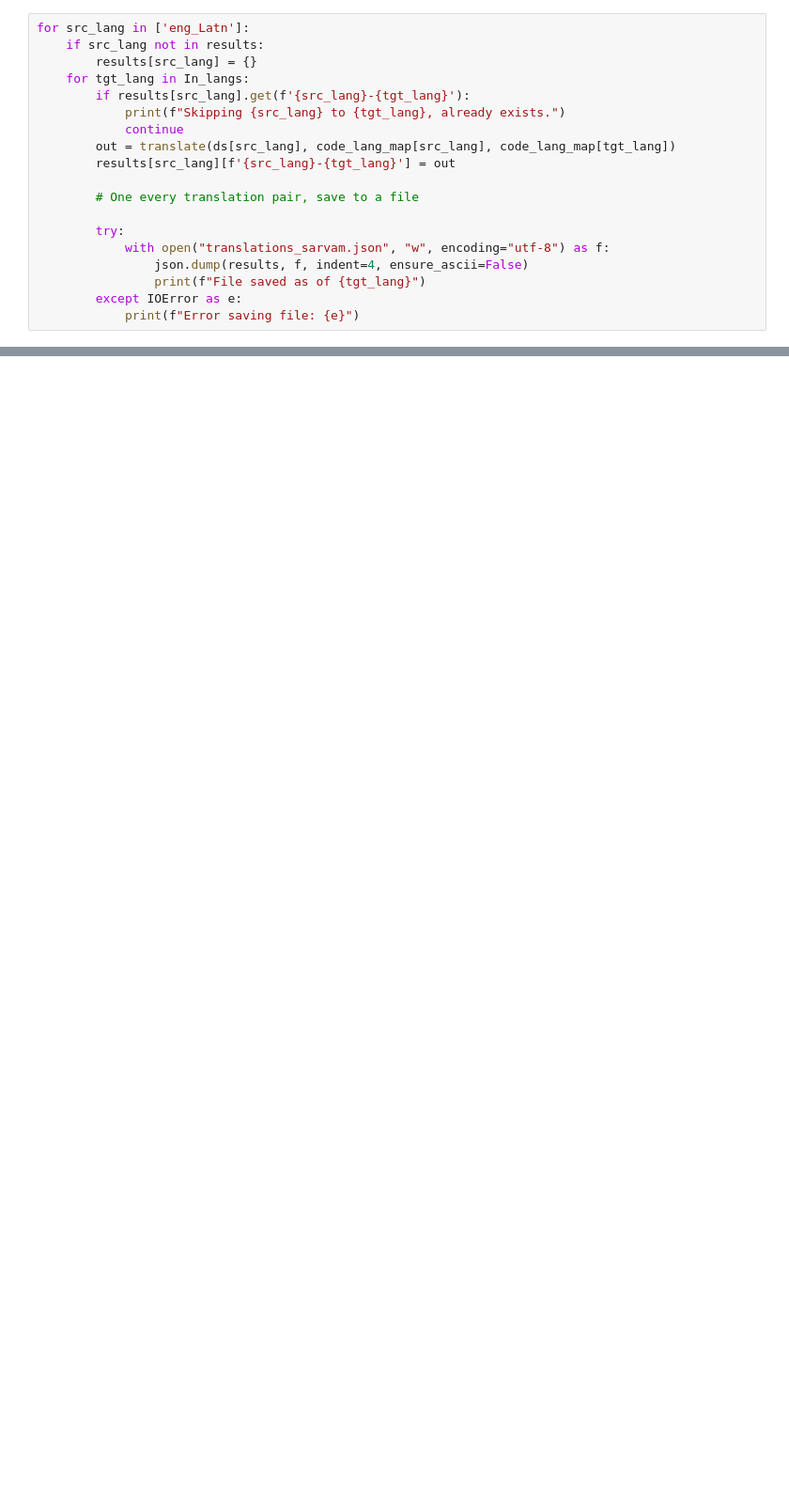
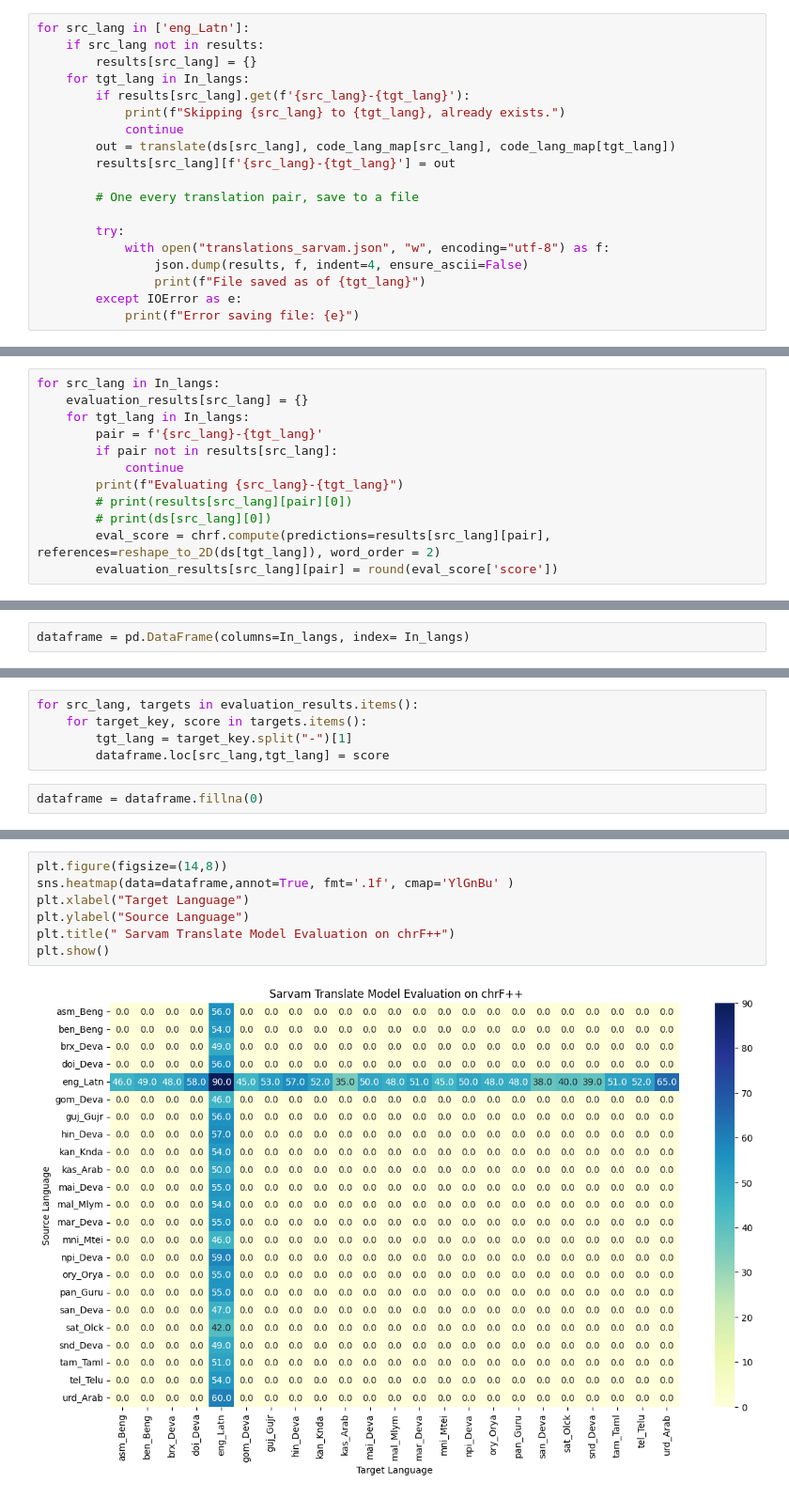
Before and after one commit to VishnurajArjunasamy/machine_translation-sarvamai, a Jupyter notebook: sarvam.ipynb, the cells around one changed output, grey strips where cells are left out. Shown: that part at 94% size. Saved outputs shown, nothing was run; the diff lists cells and outputs as text; blank space fills up the shorter version.

Commit message:
Evaluation for Translations

```diff
--- a/sarvam.ipynb
+++ b/sarvam.ipynb
@@ -161,0 +200,12 @@ results
+# %%
+for src_lang in In_langs:
+    evaluation_results[src_lang] = {}
+    for tgt_lang in In_langs:
+        pair = f'{src_lang}-{tgt_lang}'
+        if pair not in results[src_lang]:
+            continue
+        print(f"Evaluating {src_lang}-{tgt_lang}")
+        # print(results[src_lang][pair][0])
+        # print(ds[src_lang][0])
+        eval_score = chrf.compute(predictions=results[src_lang][pair], references=reshape_to_2D(ds[tgt_lang]), word_order = 2)
+        evaluation_results[src_lang][pair] = round(eval_score['score'])
@@ -161,0 +234,2 @@ results
+# %%
+dataframe = pd.DataFrame(columns=In_langs, index= In_langs)
@@ -161,0 +257,7 @@ results
+# %%
+for src_lang, targets in evaluation_results.items():
+    for target_key, score in targets.items():
+        tgt_lang = target_key.split("-")[1]
+        dataframe.loc[src_lang,tgt_lang] = score
+# %%
+dataframe = dataframe.fillna(0)
@@ -161,0 +285,9 @@ results
+# %%
+plt.figure(figsize=(14,8))
+sns.heatmap(data=dataframe,annot=True, fmt='.1f', cmap='YlGnBu' )
+plt.xlabel("Target Language")
+plt.ylabel("Source Language")
+plt.title(" Sarvam Translate Model Evaluation on chrF++")
+plt.show()
+# %% [output]
+[figure, added]
```
Also changed, not shown: parts of 17 cells of this notebook, 3 other files.
